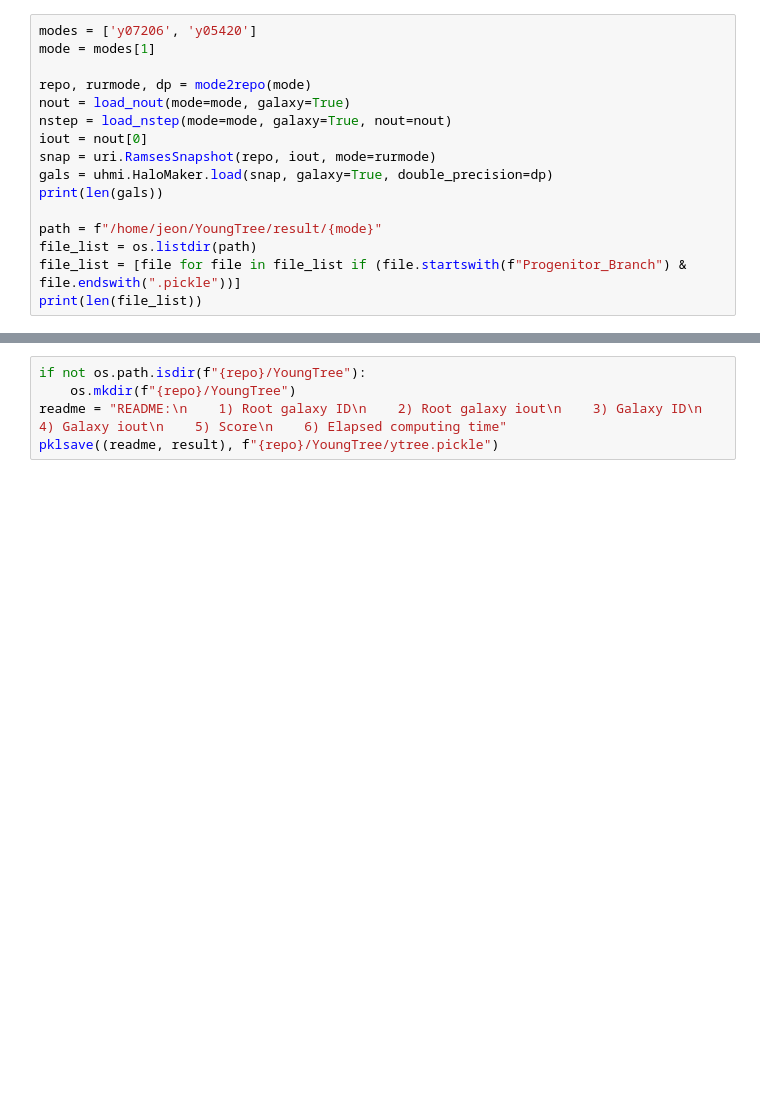
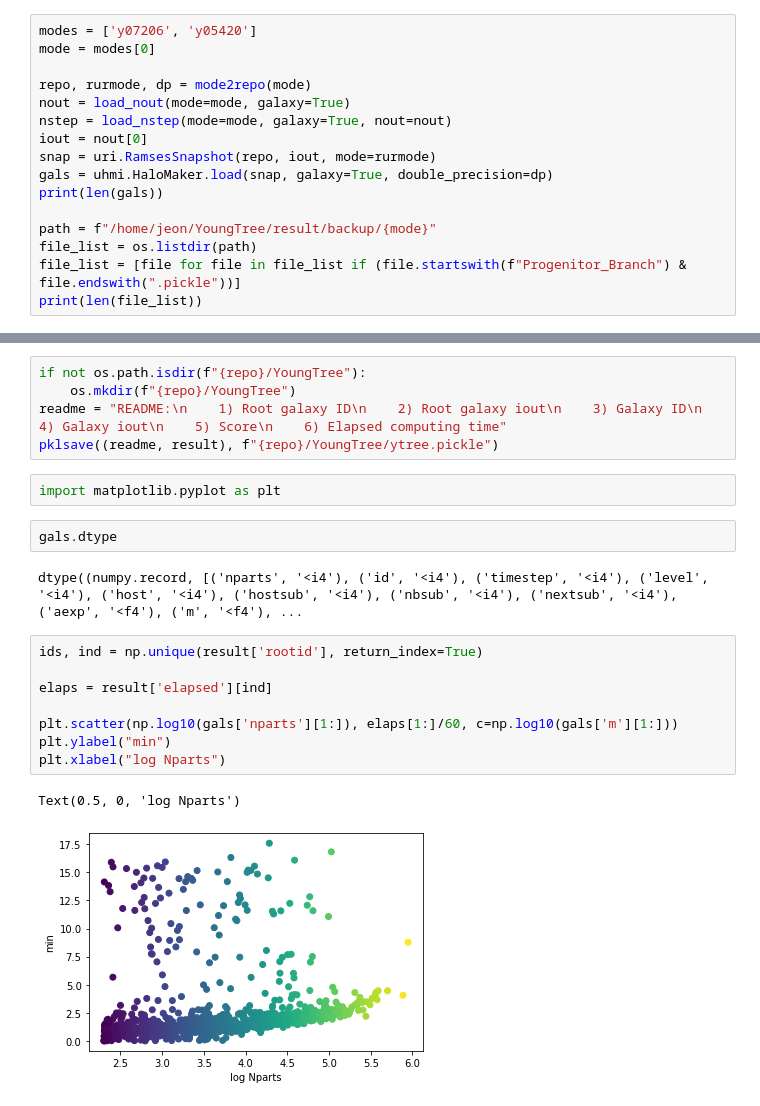
Before and after one commit to syj3514/YoungTree, a Jupyter notebook: TreeSaving.ipynb, the cells around one changed output, grey strips where cells are left out. Drawn from its saved outputs; the diff is of its cells as text; blank space fills up the shorter version.

```diff
--- a/TreeSaving.ipynb
+++ b/TreeSaving.ipynb
@@ -9,7 +9,7 @@ import time
 from tree_utool import *
 # %%
 modes = ['y07206', 'y05420']
-mode = modes[1]
+mode = modes[0]
 
 repo, rurmode, dp = mode2repo(mode)
 nout = load_nout(mode=mode, galaxy=True)
@@ -19,7 +19,7 @@ snap = uri.RamsesSnapshot(repo, iout, mode=rurmode)
 gals = uhmi.HaloMaker.load(snap, galaxy=True, double_precision=dp)
 print(len(gals))
 
-path = f"/home/jeon/YoungTree/result/{mode}"
+path = f"/home/jeon/YoungTree/result/backup/{mode}"
 file_list = os.listdir(path)
 file_list = [file for file in file_list if (file.startswith(f"Progenitor_Branch") & file.endswith(".pickle"))]
 print(len(file_list))
@@ -57,3 +57,20 @@ if not os.path.isdir(f"{repo}/YoungTree"):
     os.mkdir(f"{repo}/YoungTree")
 readme = "README:\n    1) Root galaxy ID\n    2) Root galaxy iout\n    3) Galaxy ID\n    4) Galaxy iout\n    5) Score\n    6) Elapsed computing time"
 pklsave((readme, result), f"{repo}/YoungTree/ytree.pickle")
+# %%
+import matplotlib.pyplot as plt
+# %%
+gals.dtype
+# %% [output]
+dtype((numpy.record, [('nparts', '<i4'), ('id', '<i4'), ('timestep', '<i4'), ('level', '<i4'), ('host', '<i4'), ('hostsub', '<i4'), ('nbsub', '<i4'), ('nextsub', '<i4'), ('aexp', '<f4'), ('m', '<f4'), ...
+# %%
+ids, ind = np.unique(result['rootid'], return_index=True)
+
+elaps = result['elapsed'][ind]
+
+plt.scatter(np.log10(gals['nparts'][1:]), elaps[1:]/60, c=np.log10(gals['m'][1:]))
+plt.ylabel("min")
+plt.xlabel("log Nparts")
+# %% [output]
+Text(0.5, 0, 'log Nparts')
+[figure, added]
```
Also changed, not shown: parts of 14 cells of this notebook, 4 other files.
